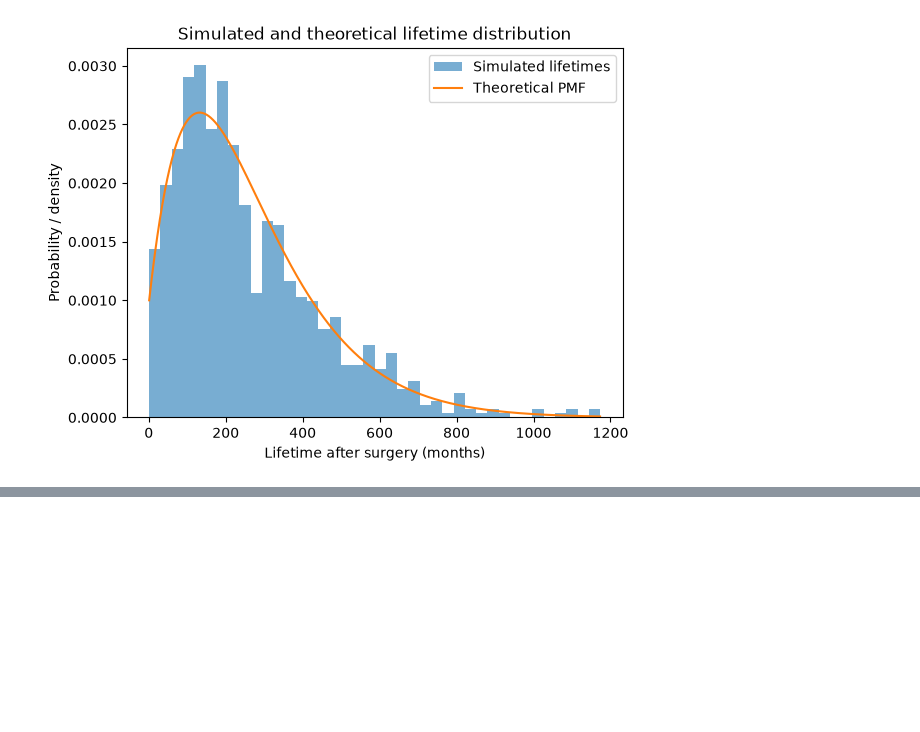
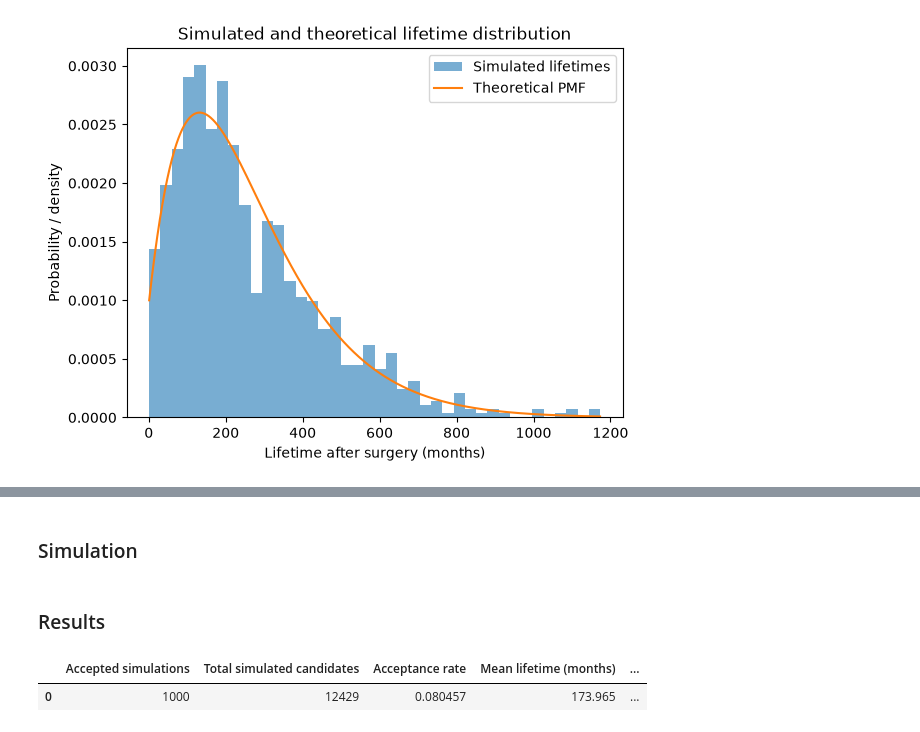
Before and after one commit to VictorMoesgaardStege/Stochastic-Simulation-Project-1, a Jupyter notebook: part1.ipynb, the cells around one changed output, grey strips where cells are left out. Saved outputs shown, nothing was run; the diff lists cells and outputs as text; code cells hidden in the pictures; blank space fills up the shorter version.

```diff
--- a/part1.ipynb
+++ b/part1.ipynb
@@ -441,0 +490,51 @@ plt.show()
+# %% [markdown]
+### Simulation
+# %%
+n_accepted = 1000
+cutoff = 12
+seed = 4
+
+rng = np.random.default_rng(seed)
+
+accepted_lifetimes = []
+n_simulated = 0
+
+while len(accepted_lifetimes) < n_accepted:
+    lifetime = simulate_task4_candidate(P, rng, cutoff=cutoff)
+    n_simulated += 1
+
+    if lifetime is not None:
+        accepted_lifetimes.append(lifetime)
+
+accepted_lifetimes = np.array(accepted_lifetimes)
+# %% [markdown]
+### Results
+# %%
+mean_lifetime = np.mean(accepted_lifetimes)
+std_lifetime = np.std(accepted_lifetimes, ddof=1)
+se_lifetime = std_lifetime / np.sqrt(n_accepted)
+
+ci_low, ci_high = t.interval(
+    0.95,
+    df=n_accepted - 1,
+    loc=mean_lifetime,
+    scale=se_lifetime
+)
+
+task4_summary = pd.DataFrame({
+    "Accepted simulations": [n_accepted],
+    "Total simulated candidates": [n_simulated],
+    "Acceptance rate": [n_accepted / n_simulated],
+    "Mean lifetime (months)": [mean_lifetime],
+    "Mean lifetime (years)": [mean_lifetime / 12],
+    "Std. dev. (months)": [std_lifetime],
+    "Standard error": [se_lifetime],
+    "95% CI lower (months)": [ci_low],
+    "95% CI upper (months)": [ci_high],
+    "Median lifetime (months)": [np.median(accepted_lifetimes)]
+})
+
+task4_summary
+# %% [output]
+|  | Accepted simulations | Total simulated candidates | Acceptance rate | Mean lifetime (months) | ... |
+| 0 | 1000 | 12429 | 0.080457 | 173.965 | ... |
```
Also changed, not shown: parts of 4 cells of this notebook.
